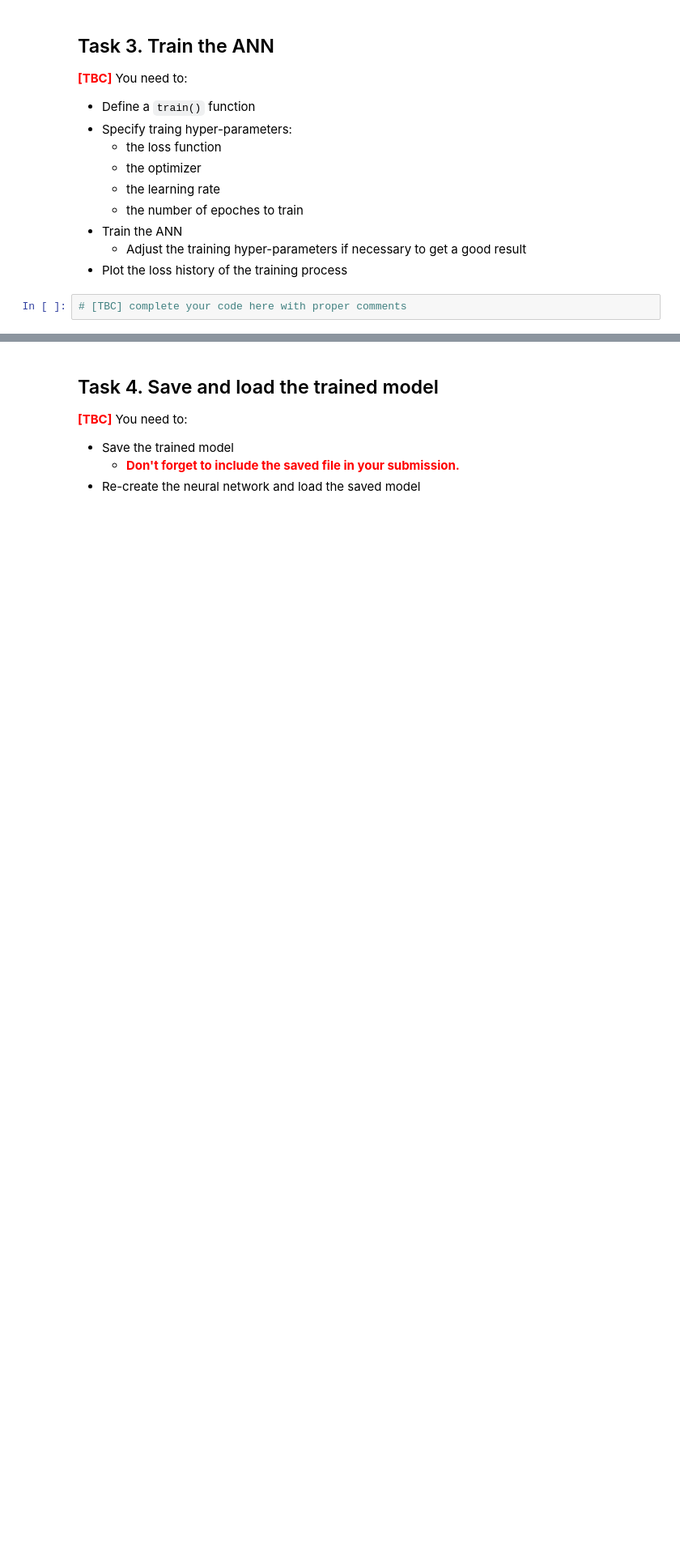
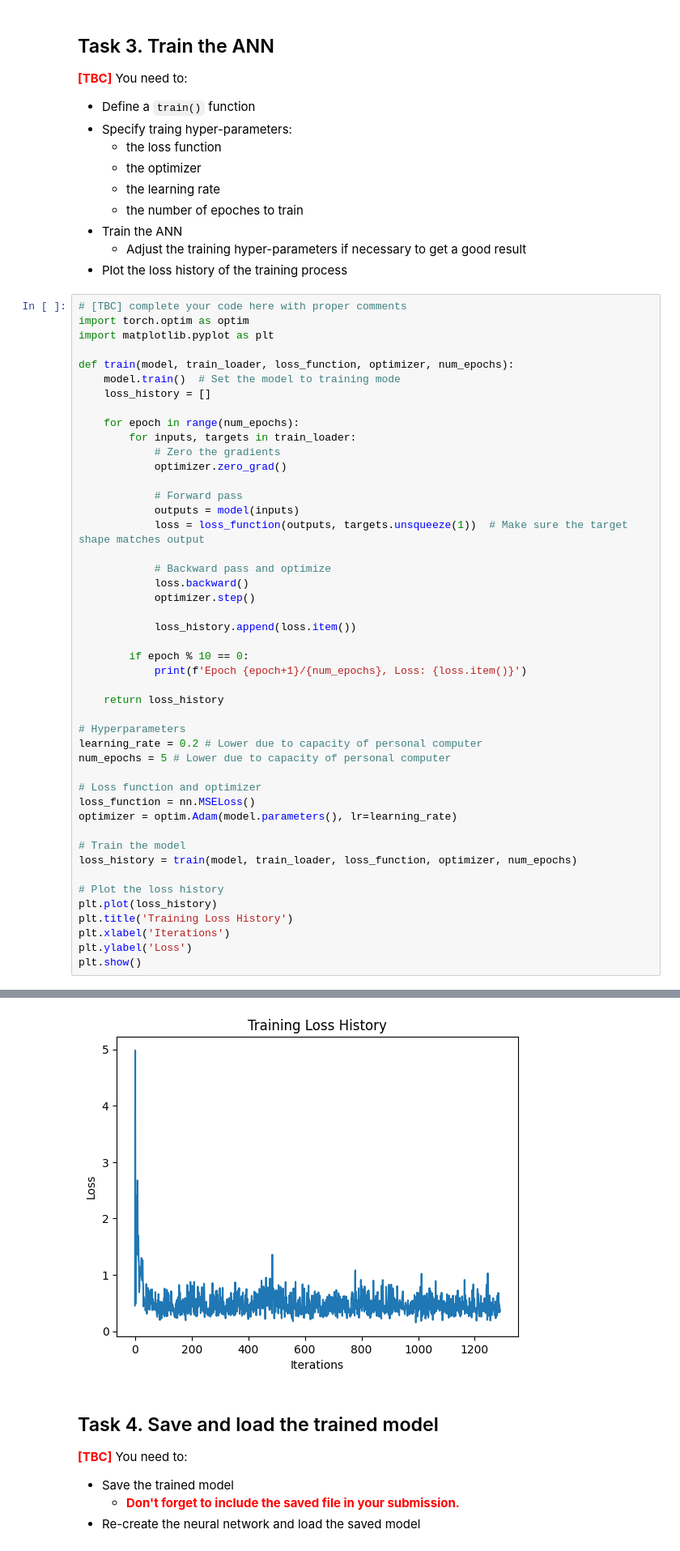
Before and after one commit to Jhonnatan7br/AI-M.L-D.L-and-LLM, a Jupyter notebook: ML Guides - Tianyuan ZHANG ML Course/Deep_Learning/3 Exercise 04 ANN for Regression - Assignment.ipynb, the cells around one changed output, grey strips where cells are left out. Shown at 81% size. Cells and saved outputs as stored; diff of their text form; blank space fills up the shorter version.

```diff
--- a/ML Guides - Tianyuan ZHANG ML Course/Deep_Learning/3 Exercise 04 ANN for Regression - Assignment.ipynb
+++ b/ML Guides - Tianyuan ZHANG ML Course/Deep_Learning/3 Exercise 04 ANN for Regression - Assignment.ipynb
@@ -86,3 +167,48 @@ warnings.filterwarnings("ignore")
 - Plot the loss history of the training process
 # %%
 # [TBC] complete your code here with proper comments
+import torch.optim as optim
+import matplotlib.pyplot as plt
+
+def train(model, train_loader, loss_function, optimizer, num_epochs):
+    model.train()  # Set the model to training mode
+    loss_history = []
+
+    for epoch in range(num_epochs):
+        for inputs, targets in train_loader:
+            # Zero the gradients
+            optimizer.zero_grad()
+
+            # Forward pass
+            outputs = model(inputs)
+            loss = loss_function(outputs, targets.unsqueeze(1))  # Make sure the target shape matches output
+
+            # Backward pass and optimize
+            loss.backward()
+            optimizer.step()
+
+            loss_history.append(loss.item())
+
+        if epoch % 10 == 0:
+            print(f'Epoch {epoch+1}/{num_epochs}, Loss: {loss.item()}')
+
+    return loss_history
+
+# Hyperparameters
+learning_rate = 0.2 # Lower due to capacity of personal computer
+num_epochs = 5 # Lower due to capacity of personal computer
+
+# Loss function and optimizer
+loss_function = nn.MSELoss()
+optimizer = optim.Adam(model.parameters(), lr=learning_rate)
+
+# Train the model
+loss_history = train(model, train_loader, loss_function, optimizer, num_epochs)
+
+# Plot the loss history
+plt.plot(loss_history)
+plt.title('Training Loss History')
+plt.xlabel('Iterations')
+plt.ylabel('Loss')
+plt.show()
+# %% [output]
@@ -89,3 +216,4 @@ warnings.filterwarnings("ignore")
+[figure, added]
 # %% [markdown]
 ## Task 4. Save and load the trained model
 
```
Also changed, not shown: parts of 7 cells of this notebook, 1 other file.
